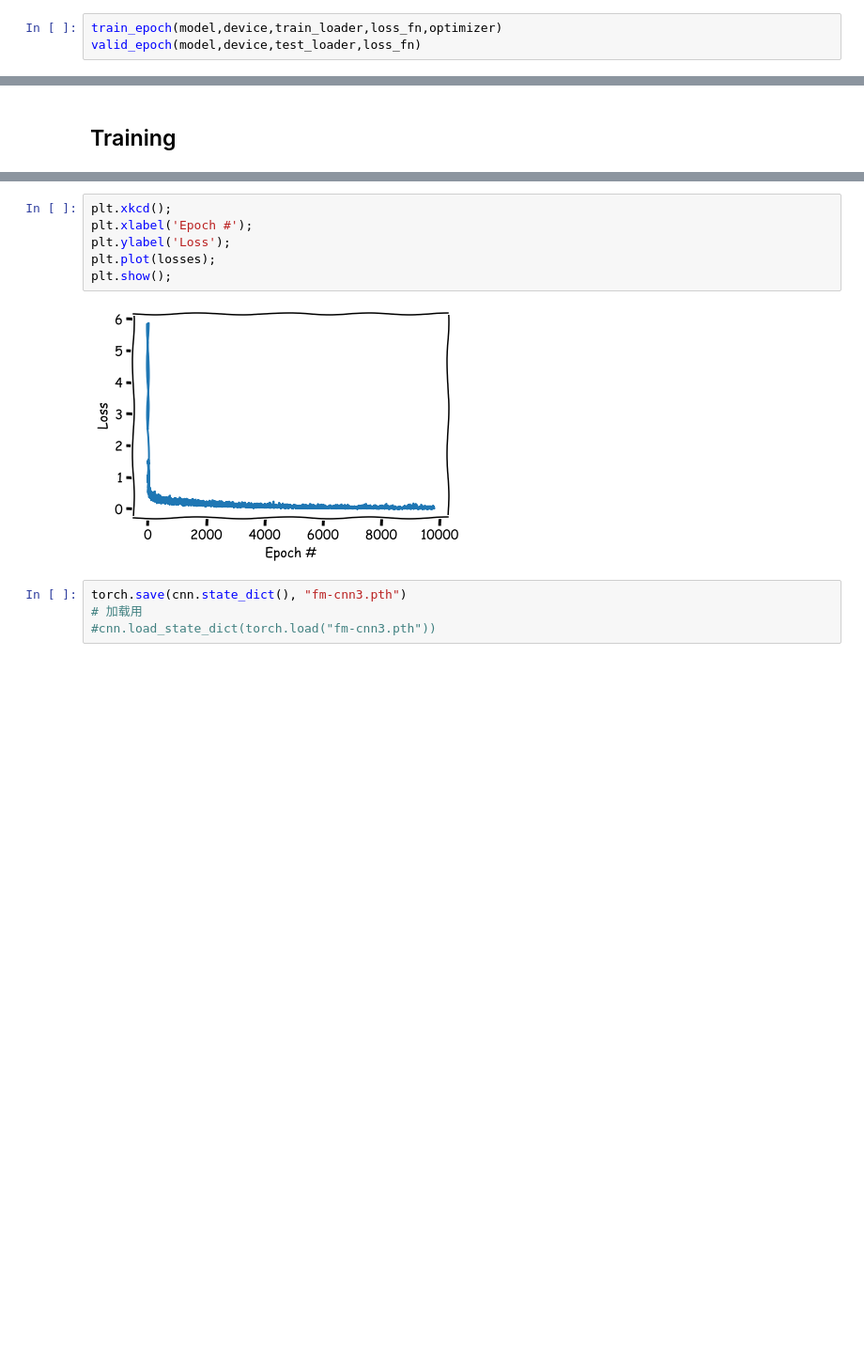
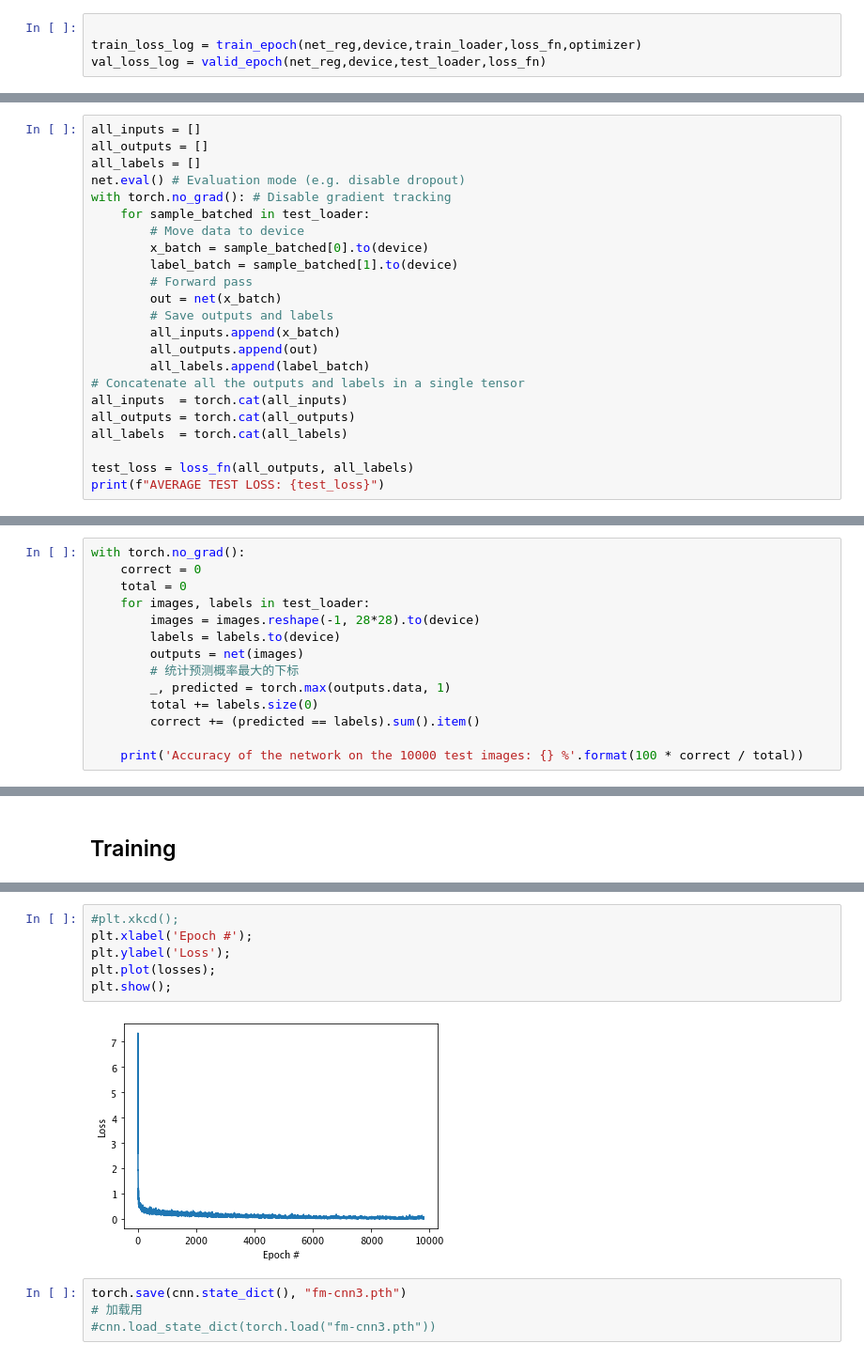
Before and after one commit to OSAKE-0/DeepLearningClassHW, a Jupyter notebook: Homework 1-20211112/nndl_2021__homework_1.ipynb, the cells around one changed output, grey strips where cells are left out. Shown at 94% size. Saved outputs shown, nothing was run; the diff lists cells and outputs as text; blank space fills up the shorter version.

```diff
--- a/Homework 1-20211112/nndl_2021__homework_1.ipynb
+++ b/Homework 1-20211112/nndl_2021__homework_1.ipynb
@@ -379,8 +379,9 @@ AVERAGE TRAIN LOSS: 2.6202173233032227
 AVERAGE TRAIN LOSS: 0.22698524594306946
 AVERAGE VALIDATION LOSS: 0.31421971321105957
 # %%
-train_epoch(model,device,train_loader,loss_fn,optimizer)
-valid_epoch(model,device,test_loader,loss_fn)
+
+train_loss_log = train_epoch(net_reg,device,train_loader,loss_fn,optimizer)
+val_loss_log = valid_epoch(net_reg,device,test_loader,loss_fn)
 # %% [output]
 AVERAGE TRAIN LOSS: 0.21442043781280518
 AVERAGE VALIDATION LOSS: 0.23560357093811035
@@ -781,0 +1022,23 @@ train: 50000 validation 10000 test: 10000
+# %%
+all_inputs = []
+all_outputs = []
+all_labels = []
+net.eval() # Evaluation mode (e.g. disable dropout)
+with torch.no_grad(): # Disable gradient tracking
+    for sample_batched in test_loader:
+        # Move data to device
+        x_batch = sample_batched[0].to(device)
+        label_batch = sample_batched[1].to(device)
+        # Forward pass
+        out = net(x_batch)
+        # Save outputs and labels
+        all_inputs.append(x_batch)
+        all_outputs.append(out)
+        all_labels.append(label_batch)
+# Concatenate all the outputs and labels in a single tensor
+all_inputs  = torch.cat(all_inputs)
+all_outputs = torch.cat(all_outputs)
+all_labels  = torch.cat(all_labels)
+
+test_loss = loss_fn(all_outputs, all_labels)
+print(f"AVERAGE TEST LOSS: {test_loss}")
@@ -781,0 +1049,14 @@ train: 50000 validation 10000 test: 10000
+# %%
+with torch.no_grad():
+    correct = 0
+    total = 0
+    for images, labels in test_loader:
+        images = images.reshape(-1, 28*28).to(device)
+        labels = labels.to(device)
+        outputs = net(images)
+        # 统计预测概率最大的下标
+        _, predicted = torch.max(outputs.data, 1)
+        total += labels.size(0)
+        correct += (predicted == labels).sum().item()
+
+    print('Accuracy of the network on the 10000 test images: {} %'.format(100 * correct / total))
@@ -905,11 +1392,11 @@ KeyboardInterrupt:
 # %%
-plt.xkcd();
+#plt.xkcd();
 plt.xlabel('Epoch #');
 plt.ylabel('Loss');
 plt.plot(losses);
 plt.show();
 # %% [output]
-[figure, old version]
+[figure, new version]
 # %%
 torch.save(cnn.state_dict(), "fm-cnn3.pth")
 # 加载用
```
Also changed, not shown: parts of 54 cells of this notebook, 27 other files.
